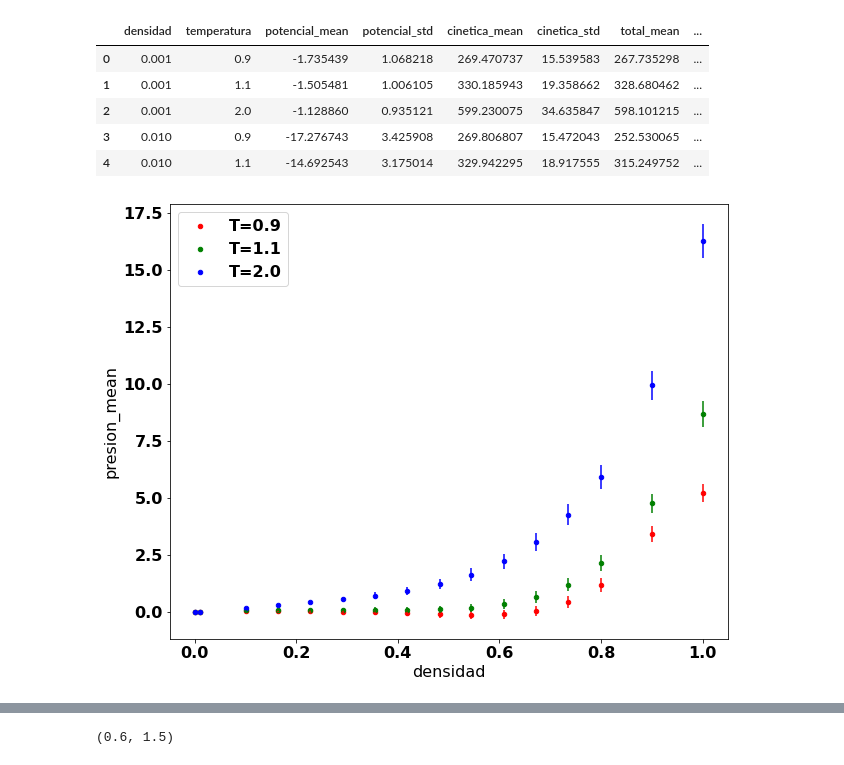
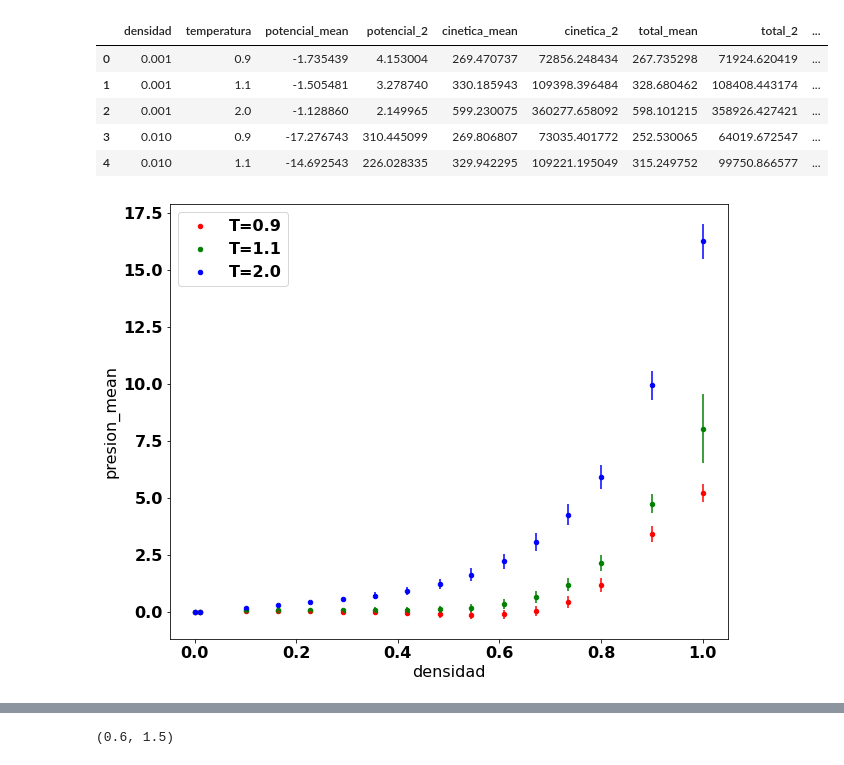
Before and after one commit to sstandre/dinamica_molecular, a Jupyter notebook: analisis.ipynb, the cells around one changed output, grey strips where cells are left out. Drawn from its saved outputs; the diff is of its cells as text; code cells hidden in the pictures.

```diff
--- a/analisis.ipynb
+++ b/analisis.ipynb
@@ -39,13 +39,17 @@ data_raw.head(10)
 # %%
 data = data_raw.groupby(['densidad','temperatura'], as_index=False).mean().drop('job', axis=1)
+names = ['potencial', 'cinetica', 'total', 'presion']
+for name in names:
+    data[name+'_std'] = np.sqrt( data[name+'_2'] - data[name+'_mean']**2 )
+
 data.head()
 # %% [output]
-|  | densidad | temperatura | potencial_mean | potencial_std | cinetica_mean | cinetica_std | total_mean | ... |
-| 0 | 0.001 | 0.9 | -1.735439 | 1.068218 | 269.470737 | 15.539583 | 267.735298 | ... |
-| 1 | 0.001 | 1.1 | -1.505481 | 1.006105 | 330.185943 | 19.358662 | 328.680462 | ... |
-| 2 | 0.001 | 2.0 | -1.128860 | 0.935121 | 599.230075 | 34.635847 | 598.101215 | ... |
-| 3 | 0.010 | 0.9 | -17.276743 | 3.425908 | 269.806807 | 15.472043 | 252.530065 | ... |
-| 4 | 0.010 | 1.1 | -14.692543 | 3.175014 | 329.942295 | 18.917555 | 315.249752 | ... |
+|  | densidad | temperatura | potencial_mean | potencial_2 | cinetica_mean | cinetica_2 | total_mean | total_2 | ... |
+| 0 | 0.001 | 0.9 | -1.735439 | 4.153004 | 269.470737 | 72856.248434 | 267.735298 | 71924.620419 | ... |
+| 1 | 0.001 | 1.1 | -1.505481 | 3.278740 | 330.185943 | 109398.396484 | 328.680462 | 108408.443174 | ... |
+| 2 | 0.001 | 2.0 | -1.128860 | 2.149965 | 599.230075 | 360277.658092 | 598.101215 | 358926.427421 | ... |
+| 3 | 0.010 | 0.9 | -17.276743 | 310.445099 | 269.806807 | 73035.401772 | 252.530065 | 64019.672547 | ... |
+| 4 | 0.010 | 1.1 | -14.692543 | 226.028335 | 329.942295 | 109221.195049 | 315.249752 | 99750.866577 | ... |
 # %%
 fig, ax = plt.subplots()
 
@@ -59,4 +63,4 @@ for temp, color in zip(temps, colors): #data['temperatura'].unique():
         kind='scatter', label=f'T={temp}', ax=ax
         )
 # %% [output]
-[figure, old version]
+[figure, new version]
```
Also changed, not shown: parts of 3 cells of this notebook, 4 other files.
